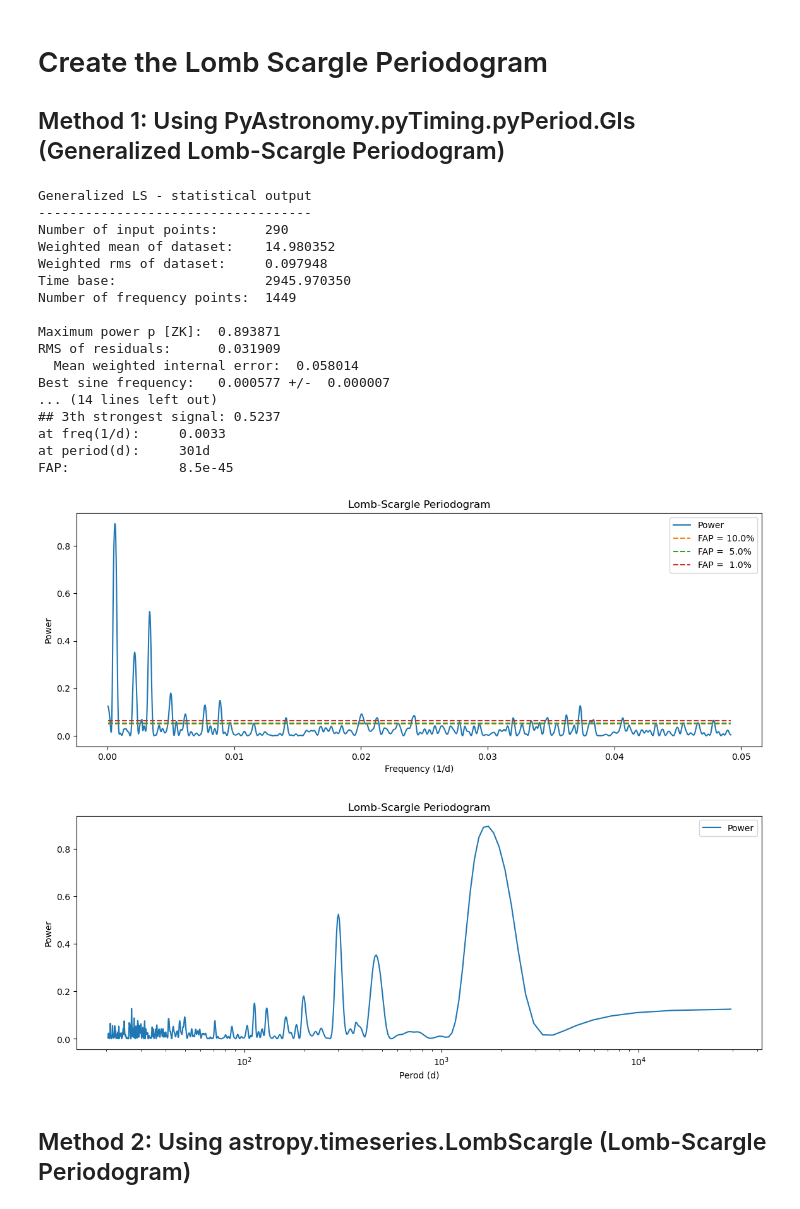
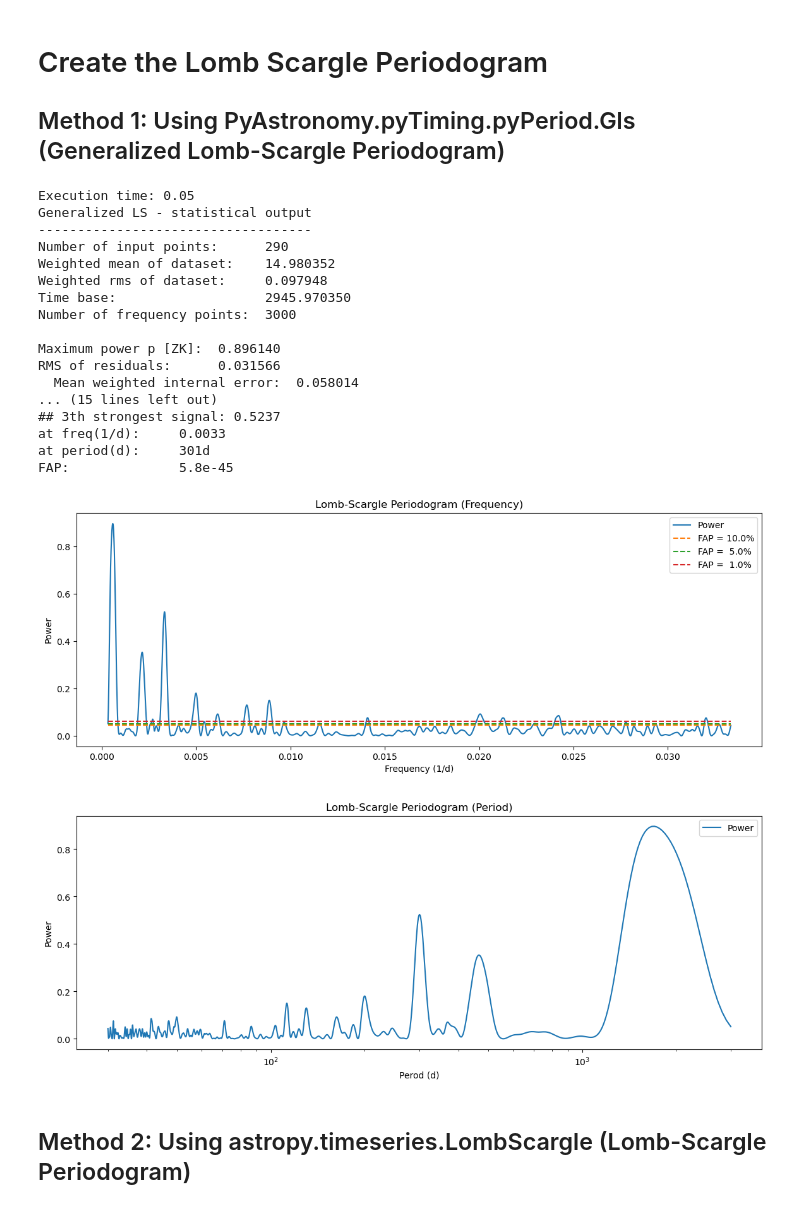
Before and after one commit to skp80286/smbhb_detection, a Jupyter notebook: lomb_scargle_analysis.ipynb, the cells around one changed output. Drawn from its saved outputs; the diff is of its cells as text; code cells hidden in the pictures.

```diff
--- a/lomb_scargle_analysis.ipynb
+++ b/lomb_scargle_analysis.ipynb
@@ -51,6 +62,7 @@ def get_binned_statistic(num_bins, t, mag):
 from PyAstronomy.pyTiming import pyPeriod
 import scipy.signal as sig
 import pandas as pd
+import time
 
 #Total 2946 days of observation -> max period ~3000d.
 # We consider min period as 30d
@@ -59,8 +71,10 @@ freqs = np.linspace(1/3000, 1/30,num=3000)
 
 # Perform analysis
 # Compute the GLS periodogram with default options.
-#freqs = np.linspace(1/3000, 1/30,num=3000)
-clp = pyPeriod.Gls((t, mag, magerr))
+freqs = np.linspace(1/3000, 1/30,num=3000)
+start_time = time.time()
+clp = pyPeriod.Gls((t, mag, magerr), freq=freqs)
+print('Execution time: {0:.2f}'.format(time.time() - start_time))
 #powers = ls.power(freqs)
 
 # Print helpful information to screen
@@ -84,49 +98,52 @@ for j, k in enumerate(top_ind):
     print('at freq(1/d):     {0:.4f}'.format(clp.freq[k]))
     print('at period(d):     {0:.0f}d'.format(1/clp.freq[k]))
     print('FAP:              {0:.1e}'.format(clp.FAP(clp.power[k])))
-
-plt.figure().set_figwidth(14)
-plt.xlabel("Frequency (1/d)")
-plt.ylabel("Power")
-plt.title("Lomb-Scargle Periodogram")
-plt.plot(clp.freq, clp.power, label="Power")
-
-# Add the FAP levels to the plot
-for i in range(len(fapLevels)):
-    plt.plot([min(clp.freq), max(clp.freq)], [plevels[i]]*2, '--',
-             label="FAP = %4.1f%%" % (fapLevels[i]*100))
-plt.legend()
-plt.show()
-
-plt.figure().set_figwidth(14)
-plt.xlabel("Perod (d)")
-plt.ylabel("Power")
-plt.title("Lomb-Scargle Periodogram")
-plt.plot(1.0/clp.freq, clp.power, label="Power")
-plt.xscale("log")
-
-plt.legend()
-plt.show()
 # %% [output]
+Execution time: 0.05
 Generalized LS - statistical output
 -----------------------------------
 Number of input points:      290
 Weighted mean of dataset:    14.980352
 Weighted rms of dataset:     0.097948
 Time base:                   2945.970350
-Number of frequency points:  1449
+Number of frequency points:  3000
 
-Maximum power p [ZK]:  0.893871
-RMS of residuals:      0.031909
+Maximum power p [ZK]:  0.896140
+RMS of residuals:      0.031566
   Mean weighted internal error:  0.058014
-Best sine frequency:   0.000577 +/-  0.000007
-... (14 lines left out)
+... (15 lines left out)
 ## 3th strongest signal: 0.5237
 at freq(1/d):     0.0033
 at period(d):     301d
-FAP:              8.5e-45
+FAP:              5.8e-45
-[figure, removed]
-[figure, removed]
+# %%
+plt.figure().set_figwidth(14)
+plt.xlabel("Frequency (1/d)")
+plt.ylabel("Power")
+plt.title("Lomb-Scargle Periodogram (Frequency)")
+plt.savefig('output/PG1302-ls-periodogram-freq.png', bbox_inches="tight")
+plt.plot(clp.freq, clp.power, label="Power")
+
+# Add the FAP levels to the plot
+for i in range(len(fapLevels)):
+    plt.plot([min(clp.freq), max(clp.freq)], [plevels[i]]*2, '--',
+             label="FAP = %4.1f%%" % (fapLevels[i]*100))
+plt.legend()
+plt.show()
+
+plt.figure().set_figwidth(14)
+plt.xlabel("Perod (d)")
+plt.ylabel("Power")
+plt.title("Lomb-Scargle Periodogram (Period)")
+plt.plot(1.0/clp.freq, clp.power, label="Power")
+plt.xscale("log")
+
+plt.legend()
+plt.savefig('output/PG1302-ls-periodogram-period.png', bbox_inches="tight")
+plt.show()
+# %% [output]
+[figure, added]
+[figure, added]
 # %% [markdown]
 ## Method 2: Using astropy.timeseries.LombScargle (Lomb-Scargle Periodogram)
 # %%
```
Also changed, not shown: parts of 5 cells of this notebook.
